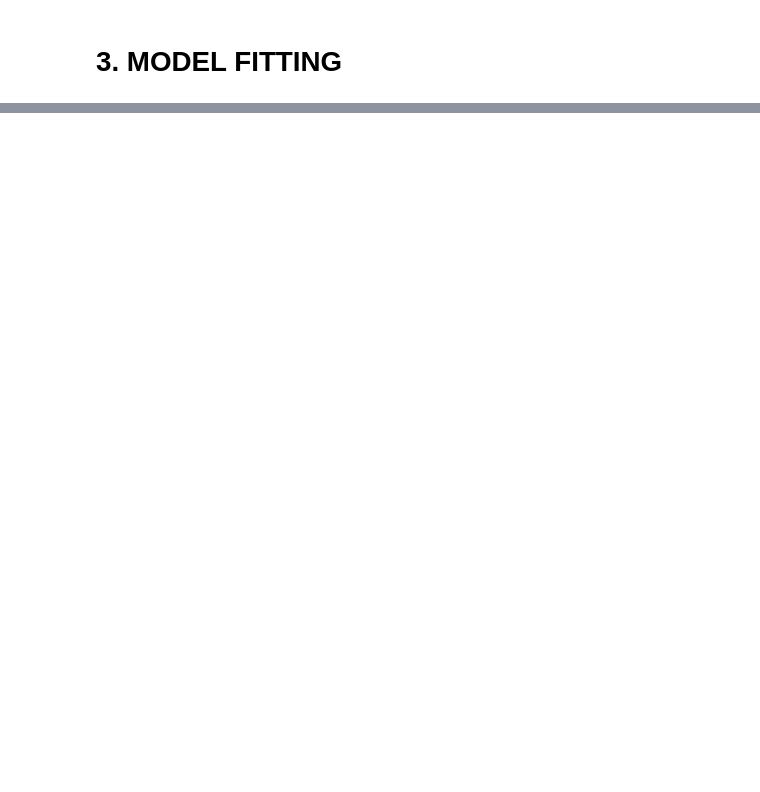
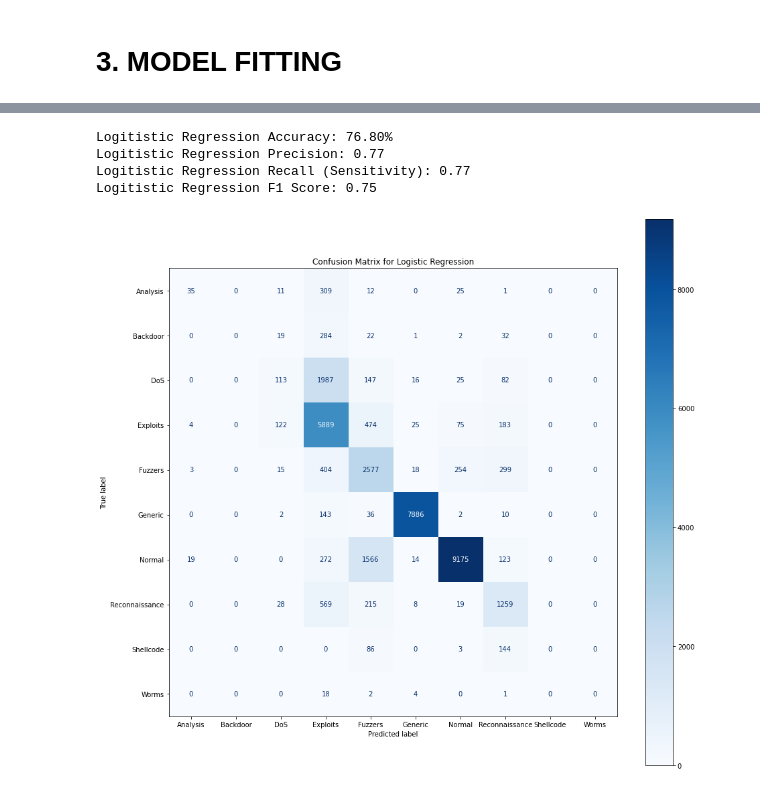
Before and after one commit to kangwaa/Anomaly-Detection, a Jupyter notebook: Code/Network Intrusion - Multi-Classification.ipynb, the cells around one changed output, grey strips where cells are left out. Drawn from its saved outputs; the diff is of its cells as text; code cells hidden in the pictures; blank space fills up the shorter version.

```diff
--- a/Code/Network-Intrusion-Classification.ipynb
+++ b/Code/Network Intrusion - Multi-Classification.ipynb
@@ -559,0 +644,37 @@ print(classification_report(y_test_encoded, y_pred_svm))
+# %%
+#fitting logistic regression
+from sklearn.linear_model import LogisticRegression
+
+
+# Fit and predict using Logistic Regression
+lr = LogisticRegression(random_state=56, max_iter=500)
+lr.fit(X_train_pca, y_train)
+y_pred_lr = lr.predict(X_test_pca)
+
+# Calculate metrics
+accuracy_lr = accuracy_score(y_test, y_pred_lr) * 100
+precision_lr = precision_score(y_test, y_pred_lr, average='weighted')
+recall_lr = recall_score(y_test, y_pred_lr, average='weighted')  # Sensitivity
+f1_lr = f1_score(y_test, y_pred_lr, average='weighted')
+
+# Print metrics
+print(f"Logitistic Regression Accuracy: {accuracy_lr:.2f}%")
+print(f"Logitistic Regression Precision: {precision_lr:.2f}")
+print(f"Logitistic Regression Recall (Sensitivity): {recall_lr:.2f}")
+print(f"Logitistic Regression F1 Score: {f1_lr:.2f}")
+
+# Compute confusion matrix
+cm_lr = confusion_matrix(y_test, y_pred_lr)
+
+# Plot confusion matrix with adjusted figure size
+plt.figure(figsize=(15, 15))  # Adjust the figure size as needed
+disp_lr = ConfusionMatrixDisplay(confusion_matrix=cm_lr, display_labels=lr.classes_)
+disp_lr.plot(cmap=plt.cm.Blues, ax=plt.gca())
+plt.title("Confusion Matrix for Logistic Regression")
+plt.show()
+# %% [output]
+Logitistic Regression Accuracy: 76.80%
+Logitistic Regression Precision: 0.77
+Logitistic Regression Recall (Sensitivity): 0.77
+Logitistic Regression F1 Score: 0.75
+[figure, added]
```
Also changed, not shown: parts of 37 cells of this notebook, 3 other files.
